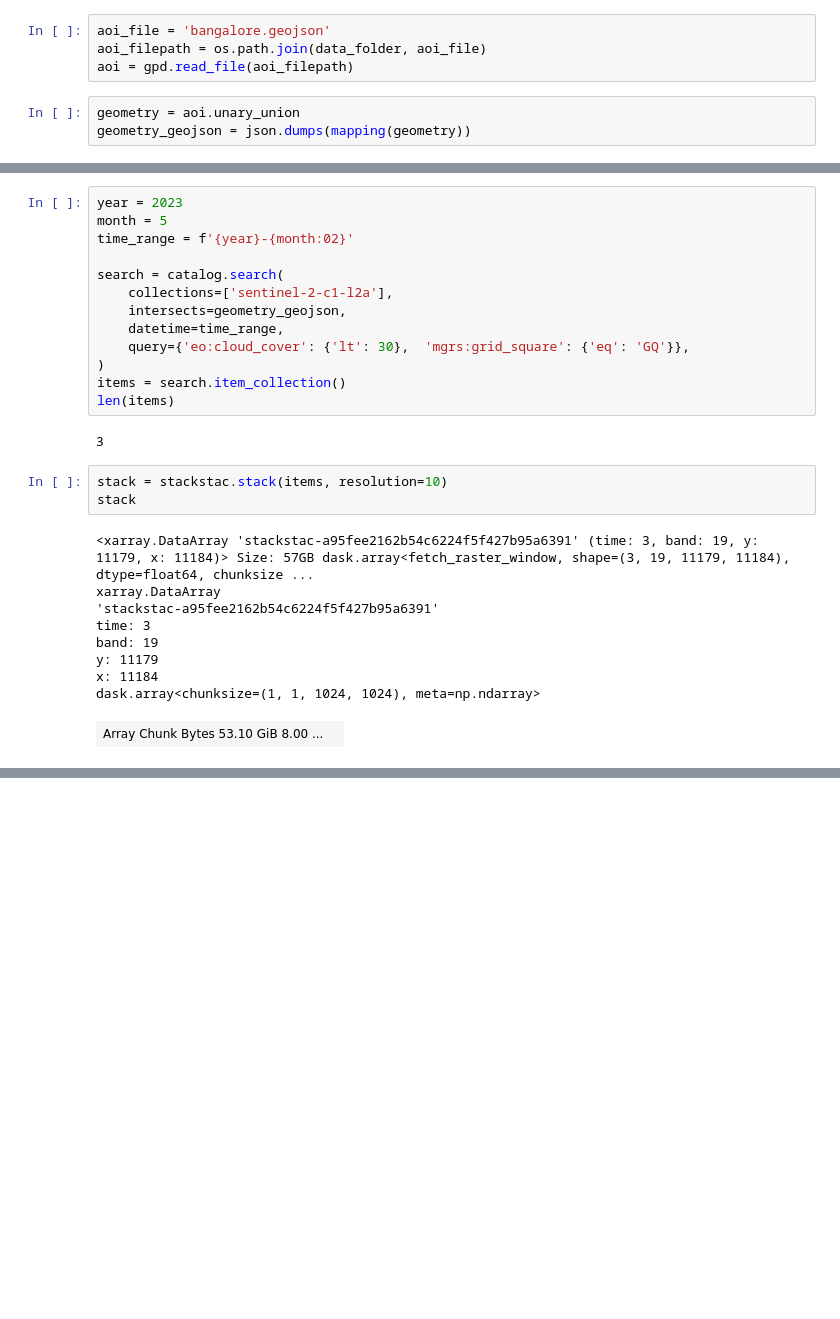
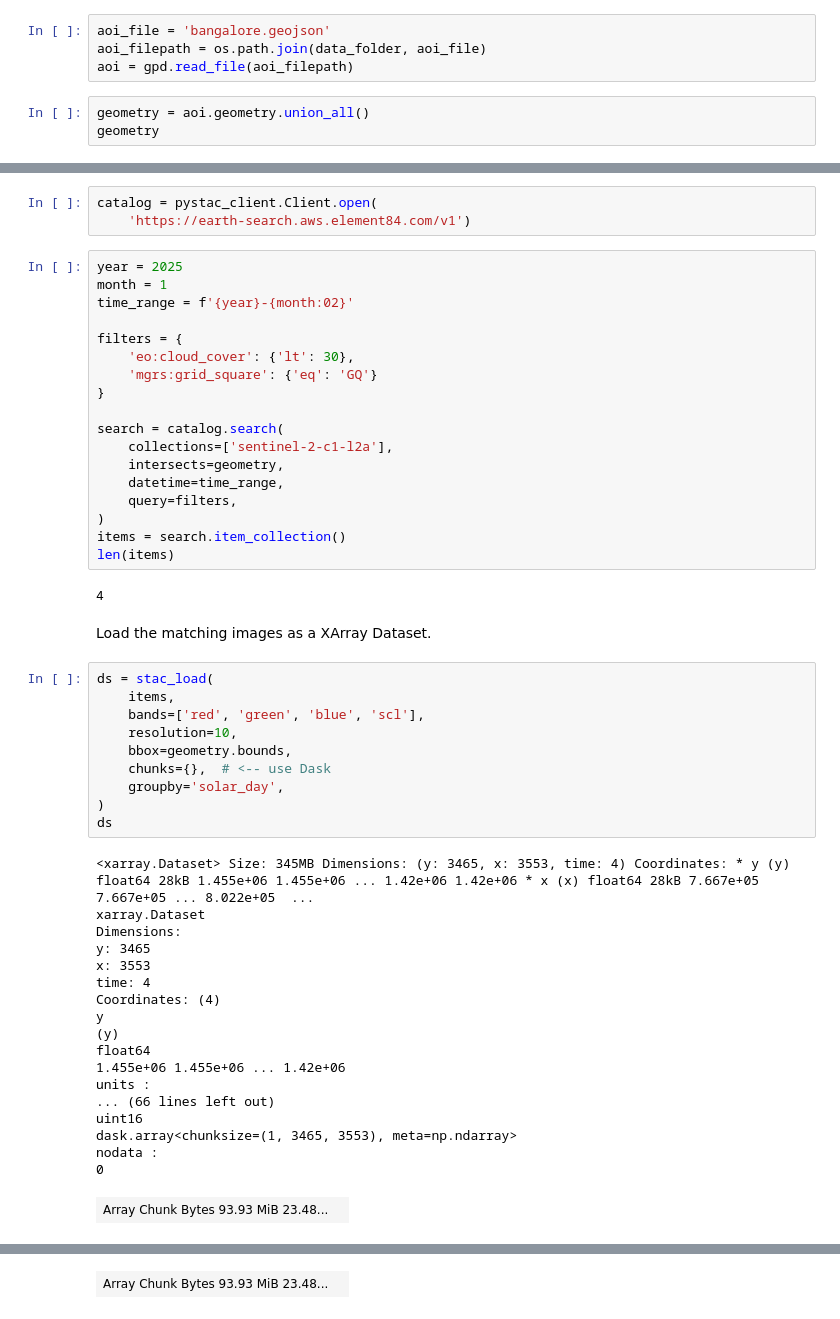
Before and after one commit to rahul4planet/geopython-tutorials, a Jupyter notebook: notebooks/dask_median_composite.ipynb, the cells around one changed output, grey strips where cells are left out. Saved outputs shown, nothing was run; the diff lists cells and outputs as text; blank space fills up the shorter version.

```diff
--- a/notebooks/dask_median_composite.ipynb
+++ b/notebooks/dask_median_composite.ipynb
@@ -75,5 +75,5 @@ aoi_file = 'bangalore.geojson'
 aoi_filepath = os.path.join(data_folder, aoi_file)
 aoi = gpd.read_file(aoi_filepath)
 # %%
-geometry = aoi.unary_union
-geometry_geojson = json.dumps(mapping(geometry))
+geometry = aoi.geometry.union_all()
+geometry
@@ -82,28 +86,54 @@ We search for the imagery collected within the date range and intersecting the A
+# %%
+catalog = pystac_client.Client.open(
+    'https://earth-search.aws.element84.com/v1')
 # %%
-year = 2023
-month = 5
+year = 2025
+month = 1
 time_range = f'{year}-{month:02}'
+
+filters = {
+    'eo:cloud_cover': {'lt': 30},
+    'mgrs:grid_square': {'eq': 'GQ'}
+}
 
 search = catalog.search(
     collections=['sentinel-2-c1-l2a'],
-    intersects=geometry_geojson,
+    intersects=geometry,
     datetime=time_range,
-    query={'eo:cloud_cover': {'lt': 30},  'mgrs:grid_square': {'eq': 'GQ'}},
+    query=filters,
 )
 items = search.item_collection()
 len(items)
 # %% [output]
-3
+4
+# %% [markdown]
+Load the matching images as a XArray Dataset.
 # %%
-stack = stackstac.stack(items, resolution=10)
-stack
+ds = stac_load(
+    items,
+    bands=['red', 'green', 'blue', 'scl'],
+    resolution=10,
+    bbox=geometry.bounds,
+    chunks={},  # <-- use Dask
+    groupby='solar_day',
+)
+ds
 # %% [output]
-<xarray.DataArray 'stackstac-a95fee2162b54c6224f5f427b95a6391' (time: 3, band: 19, y: 11179, x: 11184)> Size: 57GB dask.array<fetch_raster_window, shape=(3, 19, 11179, 11184), dtype=float64, chunksize ...
-xarray.DataArray
-'stackstac-a95fee2162b54c6224f5f427b95a6391'
-time: 3
-band: 19
-y: 11179
-x: 11184
-dask.array<chunksize=(1, 1, 1024, 1024), meta=np.ndarray>
+<xarray.Dataset> Size: 345MB Dimensions: (y: 3465, x: 3553, time: 4) Coordinates: * y (y) float64 28kB 1.455e+06 1.455e+06 ... 1.42e+06 1.42e+06 * x (x) float64 28kB 7.667e+05 7.667e+05 ... 8.022e+05  ...
+xarray.Dataset
+Dimensions:
+y: 3465
+x: 3553
+time: 4
+Coordinates: (4)
+y
+(y)
+float64
+1.455e+06 1.455e+06 ... 1.42e+06
+units :
+... (66 lines left out)
+uint16
+dask.array<chunksize=(1, 3465, 3553), meta=np.ndarray>
+nodata :
+0
-| Array Chunk Bytes 53.10 GiB 8.00 ... |  |
+| Array Chunk Bytes 93.93 MiB 23.48... |  |
@@ -126,0 +146 @@ resolution :
+| Array Chunk Bytes 93.93 MiB 23.48... |  |
```
Also changed, not shown: parts of 27 cells of this notebook.
